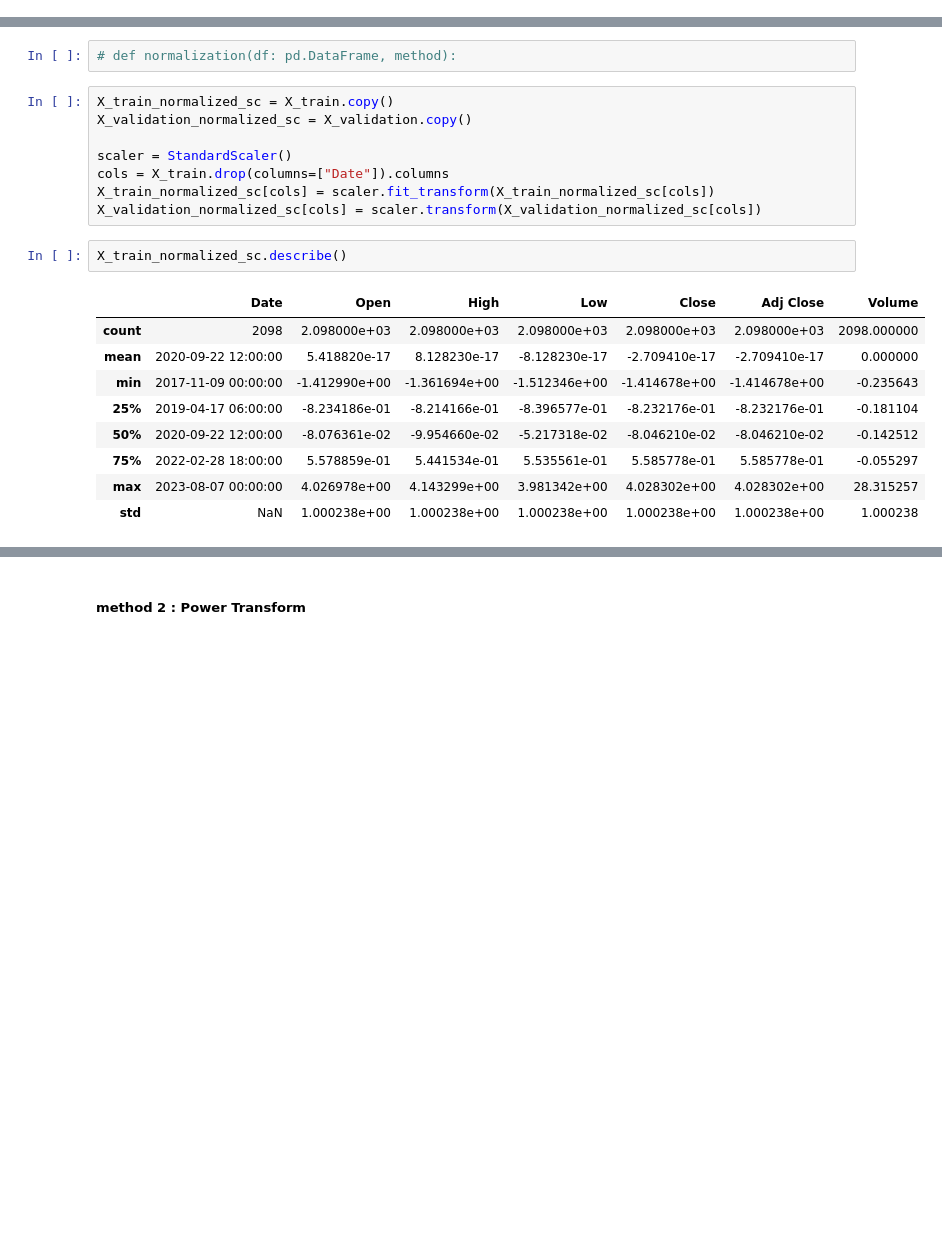
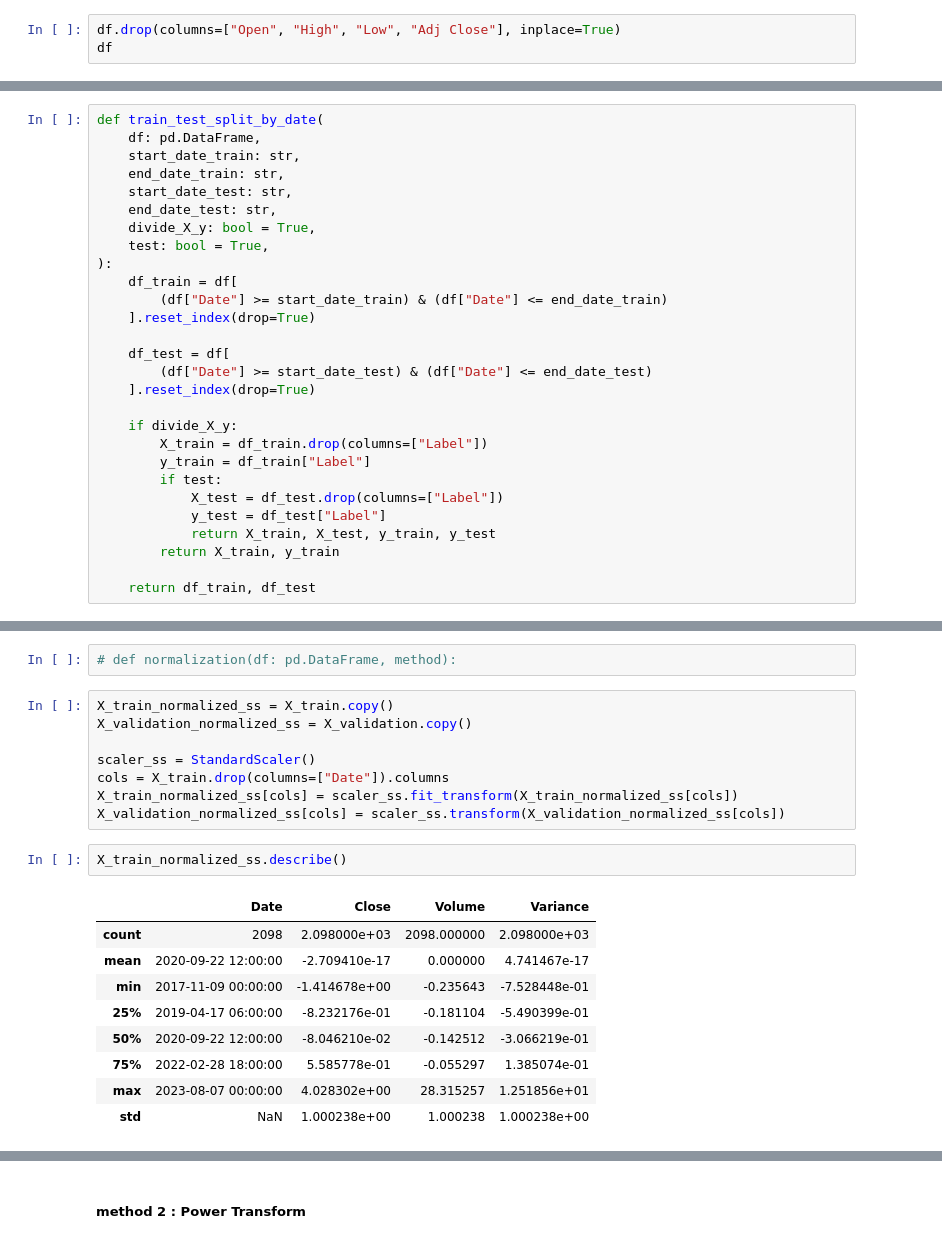
Before and after one commit to mr-robot77/Quera_G11-Project2, a Jupyter notebook: Problem 3/prediction.ipynb, the cells around one changed output, grey strips where cells are left out. Drawn from its saved outputs; the diff is of its cells as text; blank space fills up the shorter version.

```diff
--- a/Problem 3/prediction.ipynb
+++ b/Problem 3/prediction.ipynb
@@ -180,0 +181,3 @@ df
+# %%
+df.drop(columns=["Open", "High", "Low", "Adj Close"], inplace=True)
+df
@@ -209,3 +226,31 @@ def train_test_split_by_date(
+# %%
+def train_test_split_by_date(
+    df: pd.DataFrame,
+    start_date_train: str,
+    end_date_train: str,
+    start_date_test: str,
+    end_date_test: str,
+    divide_X_y: bool = True,
+    test: bool = True,
+):
+    df_train = df[
+        (df["Date"] >= start_date_train) & (df["Date"] <= end_date_train)
+    ].reset_index(drop=True)
+
+    df_test = df[
+        (df["Date"] >= start_date_test) & (df["Date"] <= end_date_test)
+    ].reset_index(drop=True)
+
+    if divide_X_y:
+        X_train = df_train.drop(columns=["Label"])
+        y_train = df_train["Label"]
+        if test:
+            X_test = df_test.drop(columns=["Label"])
+            y_test = df_test["Label"]
+            return X_train, X_test, y_train, y_test
+        return X_train, y_train
+
+    return df_train, df_test
 # %%
 # start_date_train_val = "2017-11-09"
 # end_date_train_val = "2023-09-07"
@@ -440,23 +517,23 @@ X_train.describe()
 # %%
 # def normalization(df: pd.DataFrame, method):
 # %%
-X_train_normalized_sc = X_train.copy()
-X_validation_normalized_sc = X_validation.copy()
+X_train_normalized_ss = X_train.copy()
+X_validation_normalized_ss = X_validation.copy()
 
-scaler = StandardScaler()
+scaler_ss = StandardScaler()
 cols = X_train.drop(columns=["Date"]).columns
-X_train_normalized_sc[cols] = scaler.fit_transform(X_train_normalized_sc[cols])
-X_validation_normalized_sc[cols] = scaler.transform(X_validation_normalized_sc[cols])
+X_train_normalized_ss[cols] = scaler_ss.fit_transform(X_train_normalized_ss[cols])
+X_validation_normalized_ss[cols] = scaler_ss.transform(X_validation_normalized_ss[cols])
 # %%
-X_train_normalized_sc.describe()
+X_train_normalized_ss.describe()
 # %% [output]
-|  | Date | Open | High | Low | Close | Adj Close | Volume |
-| count | 2098 | 2.098000e+03 | 2.098000e+03 | 2.098000e+03 | 2.098000e+03 | 2.098000e+03 | 2098.000000 |
-| mean | 2020-09-22 12:00:00 | 5.418820e-17 | 8.128230e-17 | -8.128230e-17 | -2.709410e-17 | -2.709410e-17 | 0.000000 |
-| min | 2017-11-09 00:00:00 | -1.412990e+00 | -1.361694e+00 | -1.512346e+00 | -1.414678e+00 | -1.414678e+00 | -0.235643 |
-| 25% | 2019-04-17 06:00:00 | -8.234186e-01 | -8.214166e-01 | -8.396577e-01 | -8.232176e-01 | -8.232176e-01 | -0.181104 |
-| 50% | 2020-09-22 12:00:00 | -8.076361e-02 | -9.954660e-02 | -5.217318e-02 | -8.046210e-02 | -8.046210e-02 | -0.142512 |
-| 75% | 2022-02-28 18:00:00 | 5.578859e-01 | 5.441534e-01 | 5.535561e-01 | 5.585778e-01 | 5.585778e-01 | -0.055297 |
-| max | 2023-08-07 00:00:00 | 4.026978e+00 | 4.143299e+00 | 3.981342e+00 | 4.028302e+00 | 4.028302e+00 | 28.315257 |
-| std | NaN | 1.000238e+00 | 1.000238e+00 | 1.000238e+00 | 1.000238e+00 | 1.000238e+00 | 1.000238 |
+|  | Date | Close | Volume | Variance |
+| count | 2098 | 2.098000e+03 | 2098.000000 | 2.098000e+03 |
+| mean | 2020-09-22 12:00:00 | -2.709410e-17 | 0.000000 | 4.741467e-17 |
+| min | 2017-11-09 00:00:00 | -1.414678e+00 | -0.235643 | -7.528448e-01 |
+| 25% | 2019-04-17 06:00:00 | -8.232176e-01 | -0.181104 | -5.490399e-01 |
+| 50% | 2020-09-22 12:00:00 | -8.046210e-02 | -0.142512 | -3.066219e-01 |
+| 75% | 2022-02-28 18:00:00 | 5.585778e-01 | -0.055297 | 1.385074e-01 |
+| max | 2023-08-07 00:00:00 | 4.028302e+00 | 28.315257 | 1.251856e+01 |
+| std | NaN | 1.000238e+00 | 1.000238 | 1.000238e+00 |
 # %%
```
Also changed, not shown: parts of 57 cells of this notebook.
